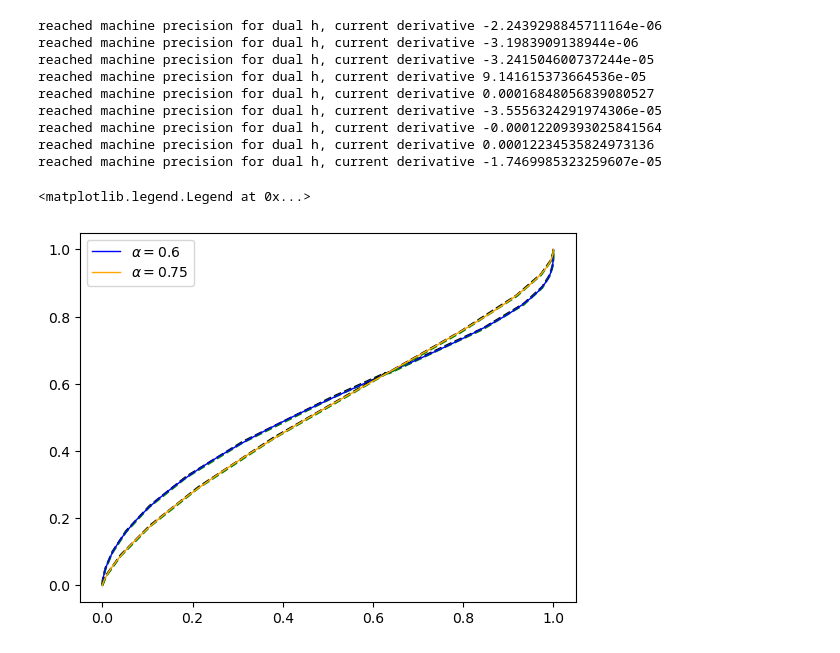
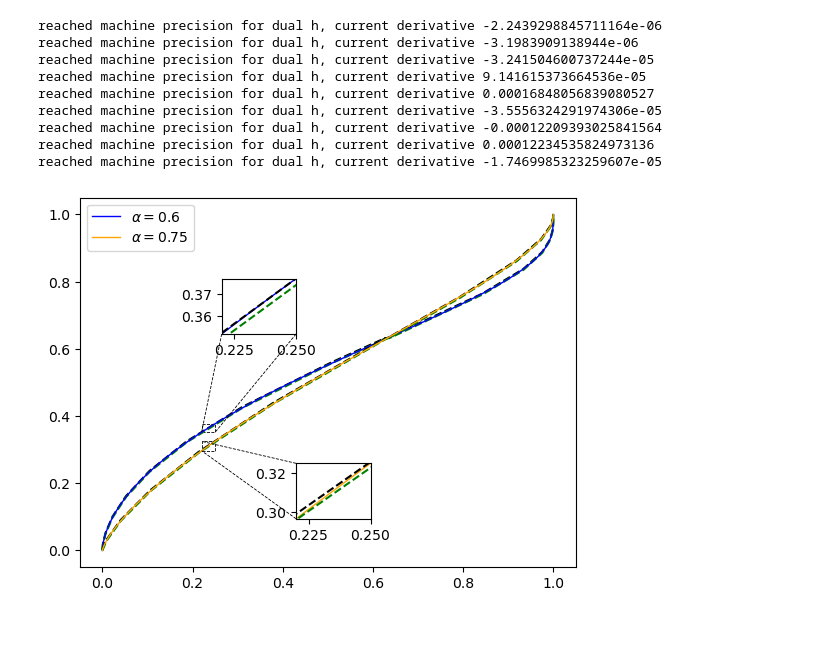
Before and after one commit to GuanJinNL/Robust_Optimization_Risk_Measures, a Jupyter notebook: Prelec_Portfolio.ipynb, the cells around one changed output. Cells and saved outputs as stored; diff of their text form; code cells hidden in the pictures.

```diff
--- a/Prelec_Portfolio.ipynb
+++ b/Prelec_Portfolio.ipynb
@@ -404,24 +404,64 @@ reached machine precision for dual h, current derivative -0.00012209393025841564
 reached machine precision for dual h, current derivative 0.00012234535824973136
 reached machine precision for dual h, current derivative -1.7469985323259607e-05
 # %%
-x_grid = np.concatenate((np.arange(0,1,1/1000),np.array([1])))
+from mpl_toolkits.axes_grid1.inset_locator import inset_axes, mark_inset
+
+# Generate x values
+x_grid = np.concatenate((np.arange(0, 1, 1/1000), np.array([1])))
 y_grid_real_1 = np.zeros(len(x_grid))
 y_grid_real_2 = np.zeros(len(x_grid))
+
+# Compute function values
 for i in range(len(x_grid)):
-    y_grid_real_1[i] = Prelec(x_grid[i],0.6)
-    y_grid_real_2[i] = Prelec(x_grid[i],0.75)
+    y_grid_real_1[i] = Prelec(x_grid[i], 0.6)
+    y_grid_real_2[i] = Prelec(x_grid[i], 0.75)
 
-plt.plot(x_list[0][2],y_list[0][2],linestyle = '--', color = 'black', linewidth = 1.5)
-plt.plot(x_list[0][1],y_list[0][1],linestyle = '--', color = 'green', linewidth = 1.5)
-plt.plot(x_grid,y_grid_real_1, color = 'blue', linewidth= 1, label = r'$\alpha = 0.6$')
-plt.plot(x_list[1][2],y_list[1][2],linestyle = '--', color = 'black', linewidth = 1.5)
-plt.plot(x_list[1][1],y_list[1][1],linestyle = '--', color = 'green', linewidth = 1.5)
-plt.plot(x_grid,y_grid_real_2, color = 'orange', linewidth= 1, label = r'$\alpha = 0.75$')
-plt.legend()
+# Create main figure and axis
+fig, ax = plt.subplots()
+
+# Plot main functions
+ax.plot(x_list[0][2], y_list[0][2], linestyle='--', color='black', linewidth=1.5)
+ax.plot(x_list[0][1], y_list[0][1], linestyle='--', color='green', linewidth=1.5)
+ax.plot(x_grid, y_grid_real_1, color='blue', linewidth=1, label=r'$\alpha = 0.6$')
+ax.plot(x_list[1][2], y_list[1][2], linestyle='--', color='black', linewidth=1.5)
+ax.plot(x_list[1][1], y_list[1][1], linestyle='--', color='green', linewidth=1.5)
+ax.plot(x_grid, y_grid_real_2, color='orange', linewidth=1, label=r'$\alpha = 0.75$')
+
+# Create inset axes (zoomed-in view)
+
+inset_ax = inset_axes(ax, width="25%", height="25%", bbox_to_anchor=(-0.15, 0.2, 0.6, 0.6),
+                      bbox_transform=ax.transAxes)
+inset_ax2 = inset_axes(ax, width="25%", height="25%", bbox_to_anchor=(0, -0.3, 0.6, 0.6),
+                      bbox_transform=ax.transAxes)
+
+# Plot inset with same functions
+inset_ax.plot(x_grid, y_grid_real_1, color='blue', linewidth=1)
+inset_ax2.plot(x_grid, y_grid_real_2, color='orange', linewidth=1)
+inset_ax.plot(x_list[0][2], y_list[0][2], linestyle = '--', color='black', linewidth=1.5)
+inset_ax.plot(x_list[0][1], y_list[0][1], linestyle='--', color='green', linewidth=1.5)
+inset_ax2.plot(x_list[1][2], y_list[1][2], linestyle='--', color='black', linewidth=1.5)
+inset_ax2.plot(x_list[1][1], y_list[1][1], linestyle='--', color='green', linewidth=1.5)
+
+
+# Set zoom-in limits
+inset_ax.set_xlim(0.22, 0.25)
+inset_ax.set_ylim(np.min(y_grid_real_1[(x_grid >= 0.22) & (x_grid <= 0.25)]),
+                  np.max(y_grid_real_1[(x_grid >= 0.22) & (x_grid <= 0.25)]))
+inset_ax2.set_xlim(0.22, 0.25)
+inset_ax2.set_ylim(np.min(y_grid_real_2[(x_grid >= 0.22) & (x_grid <= 0.25)]),
+                  np.max(y_grid_real_2[(x_grid >= 0.22) & (x_grid <= 0.25)]))
+
+
+# Mark the zoomed region in the main plot
+mark_inset(ax, inset_ax2, loc1=2, loc2=3, fc="none", ec="black", linestyle="--",linewidth=0.6)
+mark_inset(ax, inset_ax, loc1=3, loc2=4, fc="none", ec="black", linestyle="--",linewidth=0.6)
+
+# Add legend and show plot
+ax.legend()
 #plt.savefig('Prelec_functons_ul.pdf')
+plt.show()
 # %% [output]
-<matplotlib.legend.Legend at 0x...>
-[figure, old version]
+[figure, new version]
 # %%
 np.random.seed(1)
 R = generate_data_mohajerin2018(100, 5)
```
